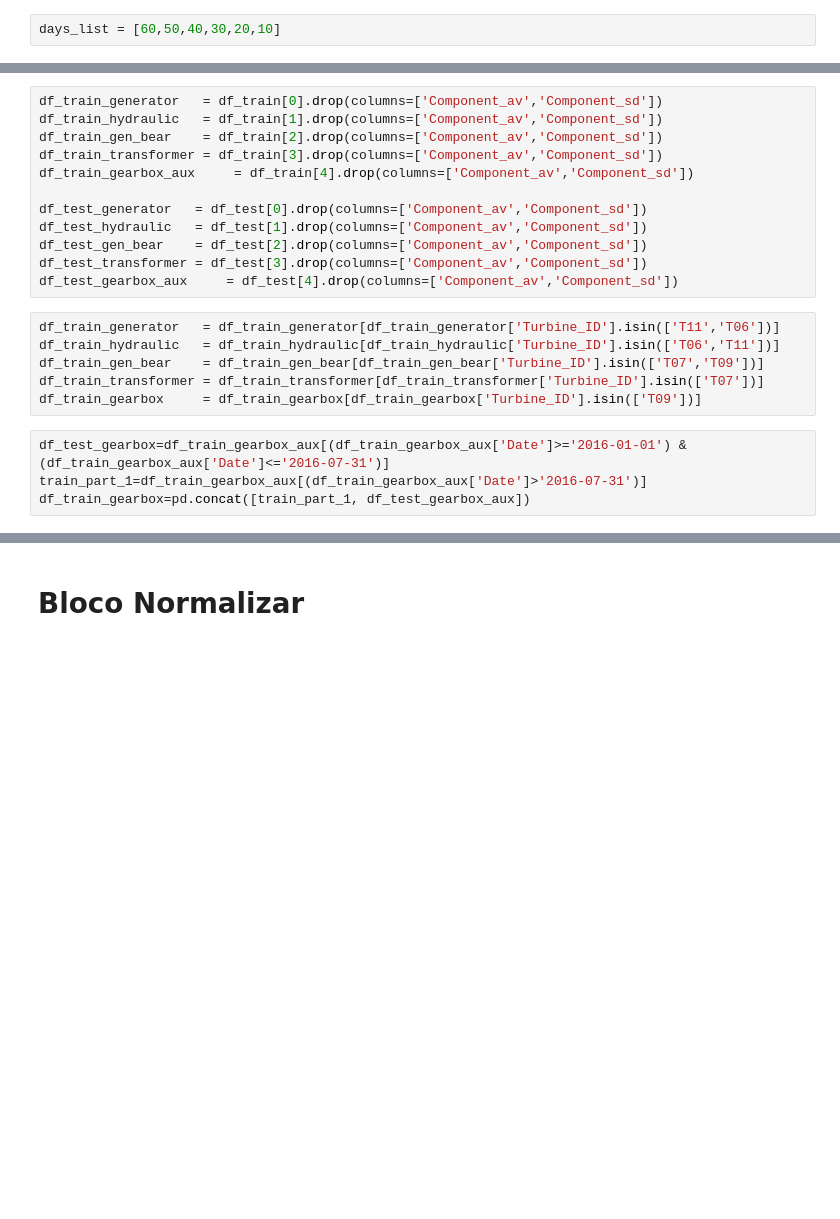
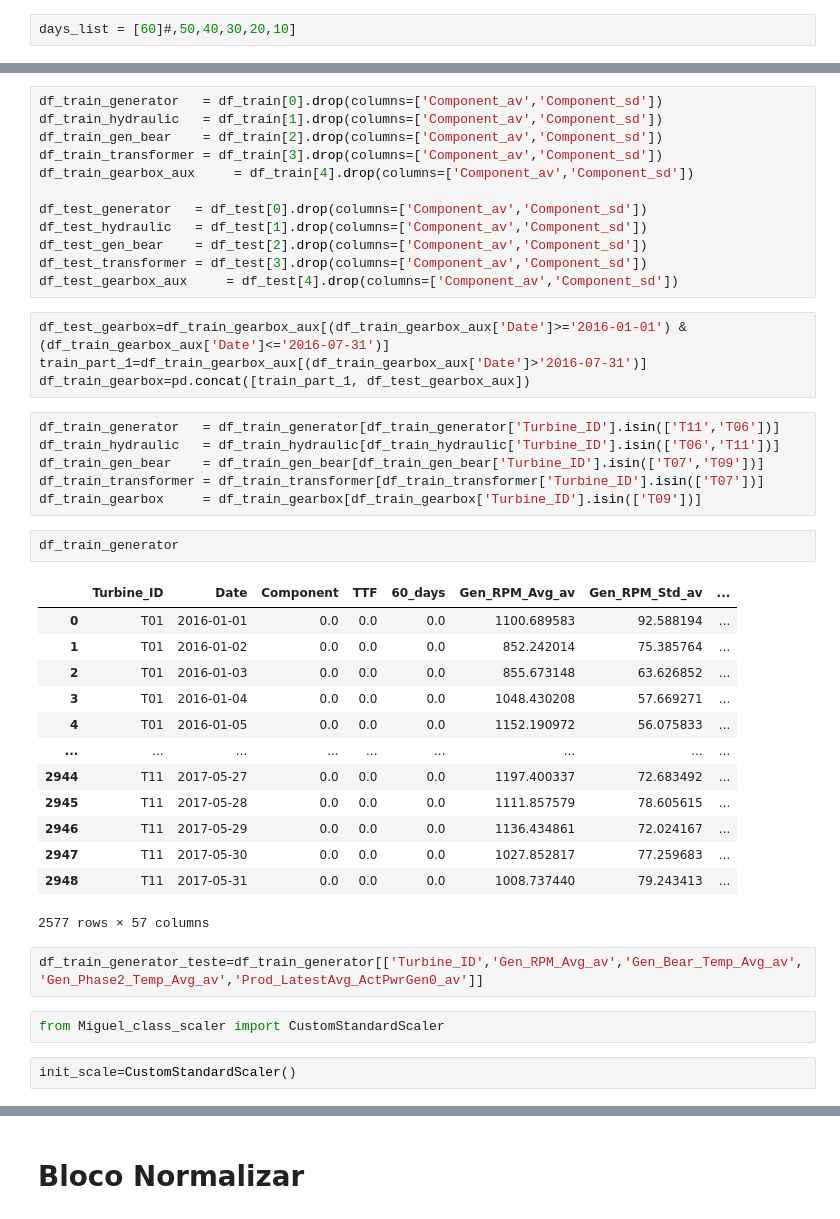
Before and after one commit to RicardoJPedro82/wmillfailprev, a Jupyter notebook: notebooks/Miguel_v2_Data_prep_clean.ipynb, the cells around one changed output, grey strips where cells are left out. Drawn from its saved outputs; the diff is of its cells as text; blank space fills up the shorter version.

```diff
--- a/notebooks/Miguel_v2_Data_prep_clean.ipynb
+++ b/notebooks/Miguel_v2_Data_prep_clean.ipynb
@@ -149,7 +146,7 @@ dtype: int64
 0    35
 dtype: int64
 # %%
-days_list = [60,50,40,30,20,10]
+days_list = [60]#,50,40,30,20,10]
 # %%
 for day in days_list:
     for i in range(len(comp_prep_df_list)):
@@ -395,13 +392,35 @@ df_test_hydraulic   = df_test[1].drop(columns=['Component_av','Component_sd'])
 df_test_gen_bear    = df_test[2].drop(columns=['Component_av','Component_sd'])
 df_test_transformer = df_test[3].drop(columns=['Component_av','Component_sd'])
 df_test_gearbox_aux     = df_test[4].drop(columns=['Component_av','Component_sd'])
+# %%
+df_test_gearbox=df_train_gearbox_aux[(df_train_gearbox_aux['Date']>='2016-01-01') & (df_train_gearbox_aux['Date']<='2016-07-31')]
+train_part_1=df_train_gearbox_aux[(df_train_gearbox_aux['Date']>'2016-07-31')]
+df_train_gearbox=pd.concat([train_part_1, df_test_gearbox_aux])
 # %%
 df_train_generator   = df_train_generator[df_train_generator['Turbine_ID'].isin(['T11','T06'])]
 df_train_hydraulic   = df_train_hydraulic[df_train_hydraulic['Turbine_ID'].isin(['T06','T11'])]
 df_train_gen_bear    = df_train_gen_bear[df_train_gen_bear['Turbine_ID'].isin(['T07','T09'])]
 df_train_transformer = df_train_transformer[df_train_transformer['Turbine_ID'].isin(['T07'])]
 df_train_gearbox     = df_train_gearbox[df_train_gearbox['Turbine_ID'].isin(['T09'])]
-# %%
-df_test_gearbox=df_train_gearbox_aux[(df_train_gearbox_aux['Date']>='2016-01-01') & (df_train_gearbox_aux['Date']<='2016-07-31')]
-train_part_1=df_train_gearbox_aux[(df_train_gearbox_aux['Date']>'2016-07-31')]
-df_train_gearbox=pd.concat([train_part_1, df_test_gearbox_aux])
+# %%
+df_train_generator
+# %% [output]
+|  | Turbine_ID | Date | Component | TTF | 60_days | Gen_RPM_Avg_av | Gen_RPM_Std_av | ... |
+| 0 | T01 | 2016-01-01 | 0.0 | 0.0 | 0.0 | 1100.689583 | 92.588194 | ... |
+| 1 | T01 | 2016-01-02 | 0.0 | 0.0 | 0.0 | 852.242014 | 75.385764 | ... |
+| 2 | T01 | 2016-01-03 | 0.0 | 0.0 | 0.0 | 855.673148 | 63.626852 | ... |
+| 3 | T01 | 2016-01-04 | 0.0 | 0.0 | 0.0 | 1048.430208 | 57.669271 | ... |
+| 4 | T01 | 2016-01-05 | 0.0 | 0.0 | 0.0 | 1152.190972 | 56.075833 | ... |
+| ... | ... | ... | ... | ... | ... | ... | ... | ... |
+| 2944 | T11 | 2017-05-27 | 0.0 | 0.0 | 0.0 | 1197.400337 | 72.683492 | ... |
+| 2945 | T11 | 2017-05-28 | 0.0 | 0.0 | 0.0 | 1111.857579 | 78.605615 | ... |
+| 2946 | T11 | 2017-05-29 | 0.0 | 0.0 | 0.0 | 1136.434861 | 72.024167 | ... |
+| 2947 | T11 | 2017-05-30 | 0.0 | 0.0 | 0.0 | 1027.852817 | 77.259683 | ... |
+| 2948 | T11 | 2017-05-31 | 0.0 | 0.0 | 0.0 | 1008.737440 | 79.243413 | ... |
+2577 rows × 57 columns
+# %%
+df_train_generator_teste=df_train_generator[['Turbine_ID','Gen_RPM_Avg_av','Gen_Bear_Temp_Avg_av','Gen_Phase2_Temp_Avg_av','Prod_LatestAvg_ActPwrGen0_av']]
+# %%
+from Miguel_class_scaler import CustomStandardScaler
+# %%
+init_scale=CustomStandardScaler()
```
Also changed, not shown: parts of 29 cells of this notebook, 1 other file.
